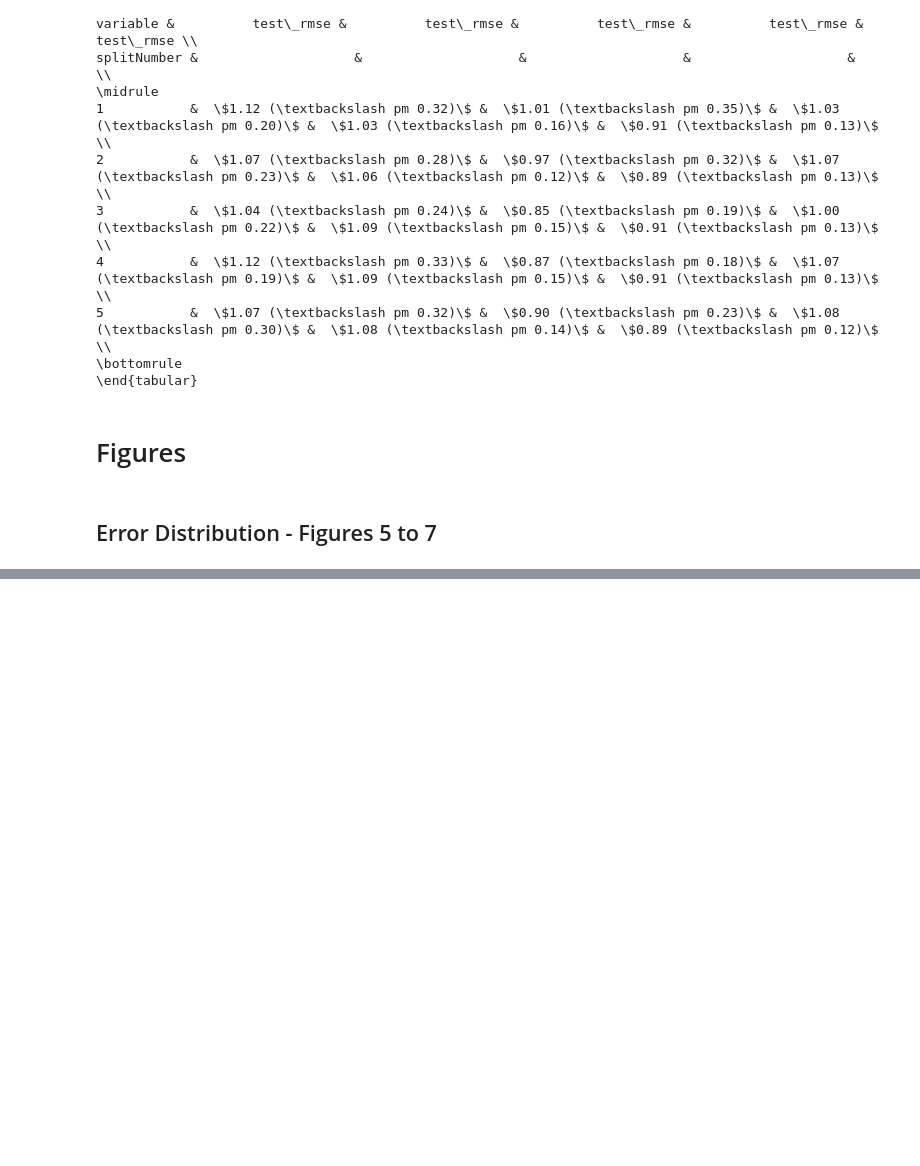
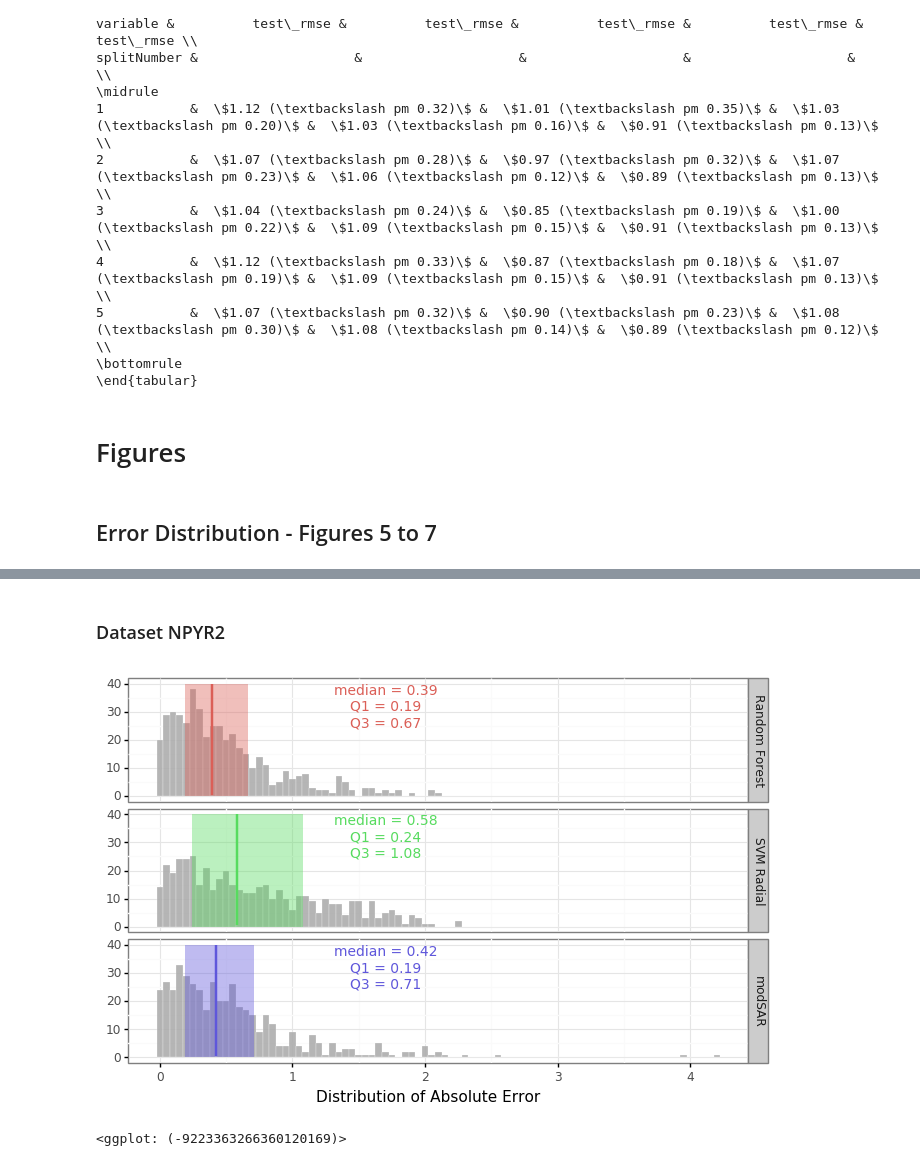
Before and after one commit to KISysBio/modSAR, a Jupyter notebook: processing/notebooks/Manuscript Figures and Tables.ipynb, the cells around one changed output, grey strips where cells are left out. Drawn from its saved outputs; the diff is of its cells as text; code cells hidden in the pictures; blank space fills up the shorter version.

```diff
--- a/processing/notebooks/Manuscript Figures and Tables.ipynb
+++ b/processing/notebooks/Manuscript Figures and Tables.ipynb
@@ -387,0 +390,7 @@ rf_external_abs_stats
+# %% [markdown]
+### Dataset NPYR2
+# %%
+plot_error_distribution('NYPR2', x_pos=1.7)
+# %% [output]
+[figure, added]
+<ggplot: (-9223363266360120169)>
```
Also changed, not shown: parts of 25 cells of this notebook.
